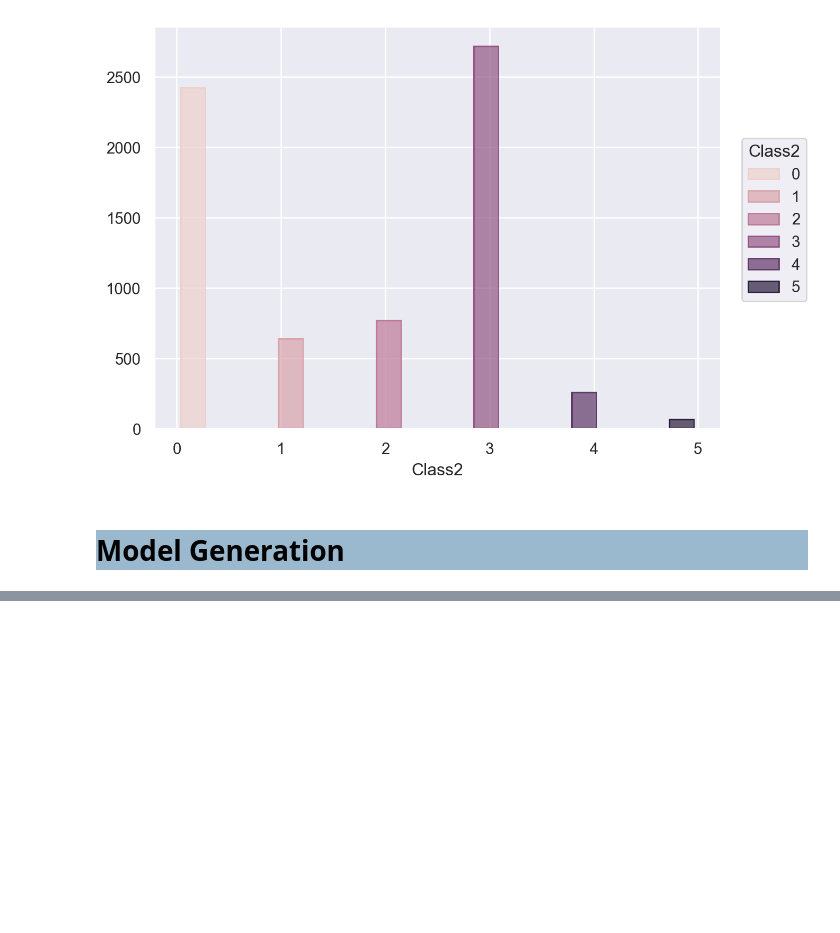
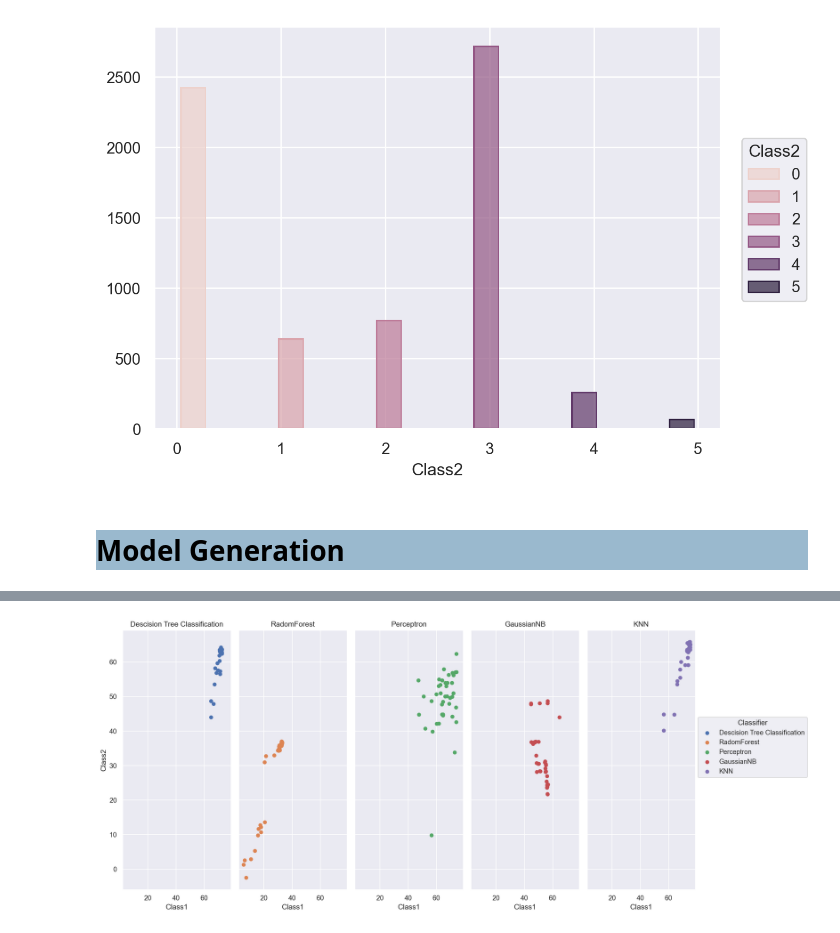
Before and after one commit to jeannamatthews-classes/group-project-cardiovascular-disease-predictor, a Jupyter notebook: CardiovascularDiseasePredictorBackend/src/model/CardiovascularDiseasePredictorModel.ipynb, the cells around one changed output, grey strips where cells are left out. Cells and saved outputs as stored; diff of their text form; code cells hidden in the pictures; blank space fills up the shorter version.

```diff
--- a/CardiovascularDiseasePredictorBackend/src/model/CardiovascularDiseasePredictorModel.ipynb
+++ b/CardiovascularDiseasePredictorBackend/src/model/CardiovascularDiseasePredictorModel.ipynb
@@ -757,0 +920,11 @@ KNN (array([[0.18595118],
+# %%
+#Visual different classifiers
+(
+    so.Plot(data = all_results, x = "Class1", y= "Class2", color="Classifier")
+    .add(so.Dot())
+    .facet("Classifier")
+    .layout(size=(14,7))
+
+)
+# %% [output]
+[figure, added]
```
Also changed, not shown: parts of 29 cells of this notebook, 59 other files.
